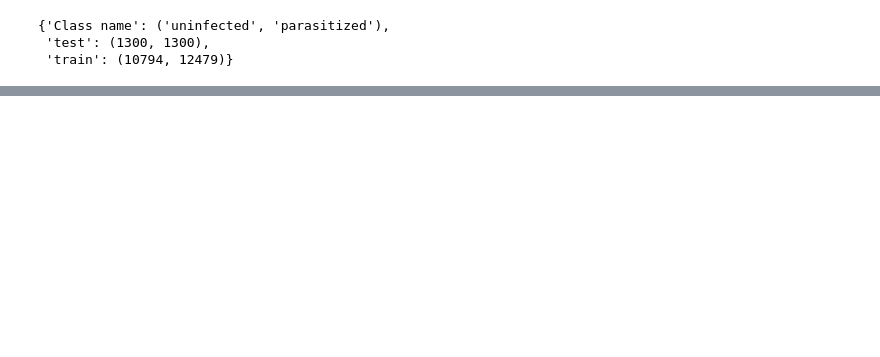
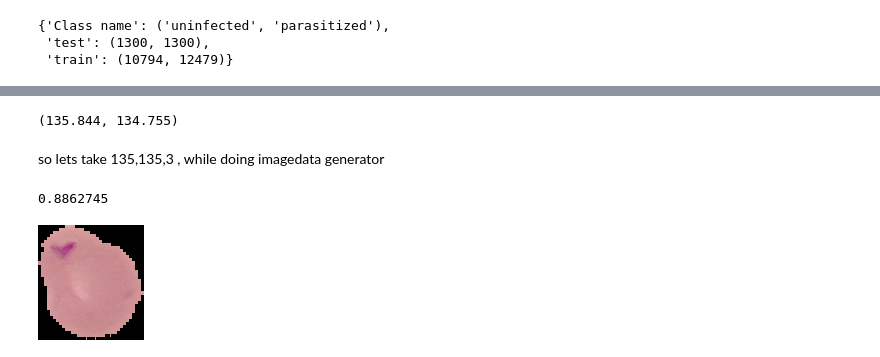
Before and after one commit to beingsantosh/Deep-Learning, a Jupyter notebook: cell_image_vgg16.ipynb, the cells around one changed output, grey strips where cells are left out. Drawn from its saved outputs; the diff is of its cells as text; code cells hidden in the pictures; blank space fills up the shorter version.

```diff
--- a/cell_image_vgg16.ipynb
+++ b/cell_image_vgg16.ipynb
@@ -6,3 +33,2 @@ import os
 # %%
-train_path = 'drive/MyDrive/cell_images/cell_images/train/'
-test_path = 'drive/MyDrive/cell_images/cell_images/test/'
+path = 'drive/MyDrive/cell_images/cell_images/'
@@ -39,0 +91,4 @@ filecount(train_path)
+# %%
+np.array(dim1).mean(), np.array(dim2).mean()
+# %% [output]
+(135.844, 134.755)
@@ -39,0 +97,7 @@ filecount(train_path)
+# %% [markdown]
+so lets take 135,135,3 , while doing imagedata generator
+# %%
+img = glob(path+'train/parasitized/*')[0]
+imread(img).max()  # already normalized, otherwise 1/255
+# %% [output]
+0.8862745
@@ -39,0 +112,4 @@ filecount(train_path)
+# %%
+image.load_img(img)
+# %% [output]
+[figure, added]
```
Also changed, not shown: parts of 22 cells of this notebook.
